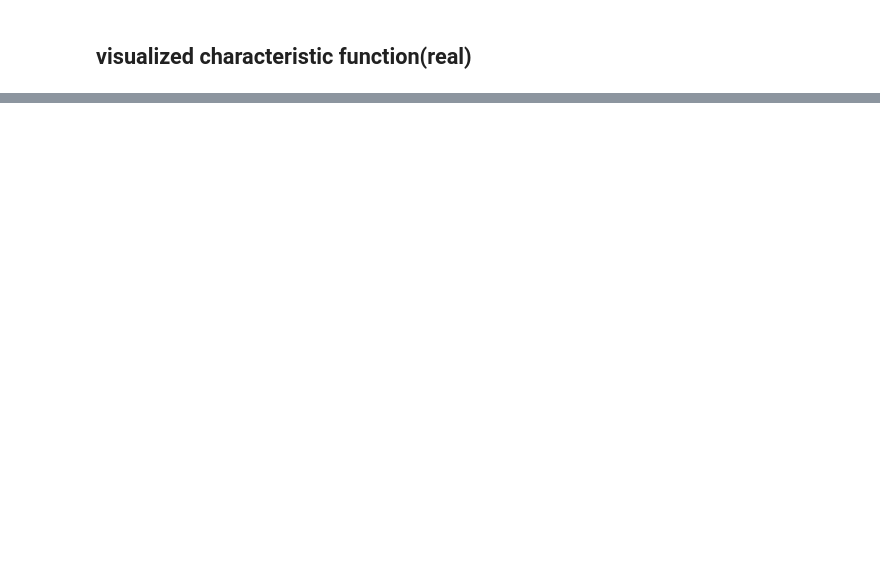
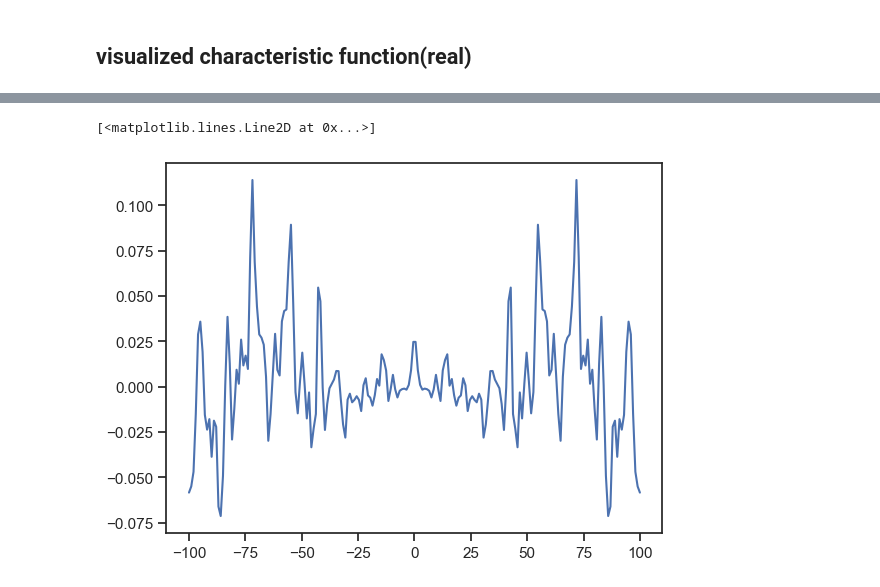
Before and after one commit to LeeShuaiyu/Test, a Jupyter notebook: Version_11.28.ipynb, the cells around one changed output, grey strips where cells are left out. Cells and saved outputs as stored; diff of their text form; code cells hidden in the pictures; blank space fills up the shorter version.

```diff
--- a/Version_11.28.ipynb
+++ b/Version_11.28.ipynb
@@ -415,3 +414,17 @@ torch.Size([100])
+# %%
+def net_2(X):
+    X_clone = X.clone()
+    X = X.reshape((-1, num_feature))
+    H1 = relu(X@W1 + b1)  # 这里“@”代表矩阵乘法
+    H2 = relu(H1@W2 + b2)
+    V = (H2@W3 + b3)
+    R_1 = expcostx(X,V)*realtx(X,V)
+    R_2 = expcostx(X,V)*imagetx(X,V)
+    R = torch.cat((R_1,R_2),1).reshape((1,-1))
+    return V
+# %%
+V = net_2(features[0])
+realtx(x,V)
 # %%
 def net_1(X):
     X_clone = X.clone()
@@ -419,8 +432,8 @@ def net_1(X):
     H1 = relu(X@W1 + b1)  # 这里“@”代表矩阵乘法
     H2 = relu(H1@W2 + b2)
     V = (H2@W3 + b3)
-    R_1 = expcostx(X,V)*realtx(x,V)
-    R_2 = expcostx(X,V)*imagetx(x,V)
+    R_1 = expcostx(X,V)*realtx(X,V)
+    R_2 = expcostx(X,V)*imagetx(X,V)
     R = torch.cat((R_1,R_2),1).reshape((1,-1))
     return R
 # %%
@@ -482,0 +509,13 @@ ValueError: x and y must have same first dimension, but have shapes torch.Size([
+# %%
+real_h = torch.zeros(int(len(labels[0])/2)+1)
+image_h = torch.zeros(int(len(labels[0])/2)+1)
+for i in range(len(labels[0])):
+    if i%2 ==0:
+        real_h[int(i/2)] = predict0[0][i]
+    else:
+        image_h[int((i+1)/2)] = predict0[0][i]
+real_h = real_h[0:len(t)]
+plt.plot(t,real_h.detach().numpy())
+# %% [output]
+[<matplotlib.lines.Line2D at 0x...>]
+[figure, added]
```
Also changed, not shown: parts of 15 cells of this notebook.
